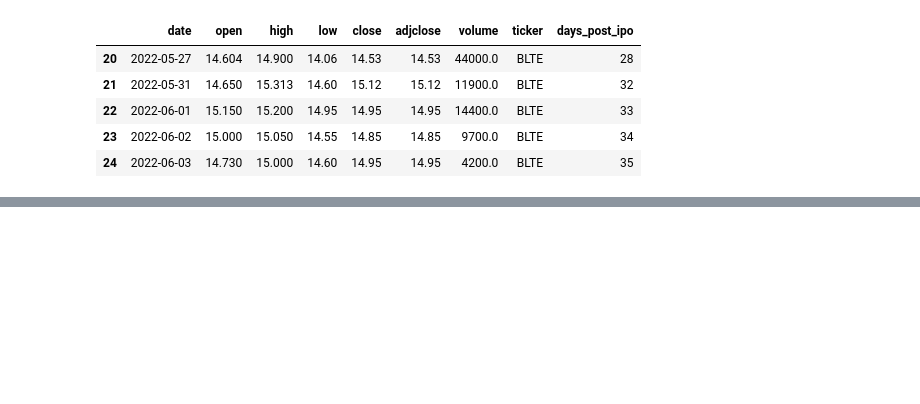
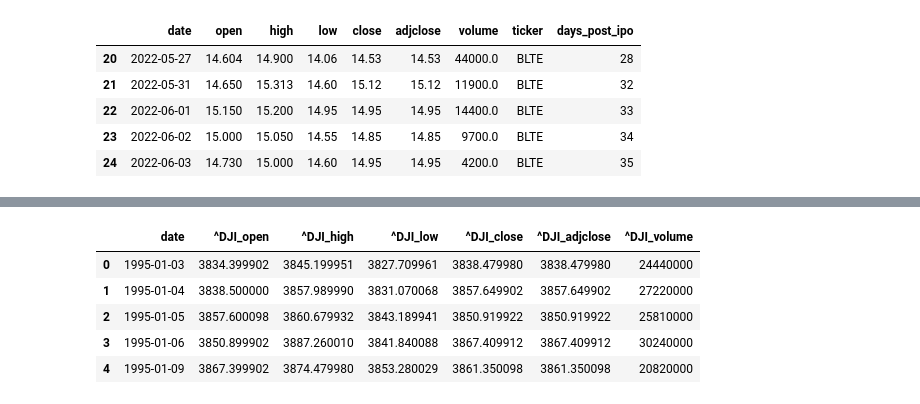
Before and after one commit to PatrickTyBrown/regression_module_project, a Jupyter notebook: WebScraper.ipynb, the cells around one changed output, grey strips where cells are left out. Saved outputs shown, nothing was run; the diff lists cells and outputs as text; code cells hidden in the pictures; blank space fills up the shorter version.

```diff
--- a/WebScraper.ipynb
+++ b/WebScraper.ipynb
@@ -462,0 +428,9 @@ date_keys
+# %%
+market_info[0].head()
+# %% [output]
+|  | date | ^DJI_open | ^DJI_high | ^DJI_low | ^DJI_close | ^DJI_adjclose | ^DJI_volume |
+| 0 | 1995-01-03 | 3834.399902 | 3845.199951 | 3827.709961 | 3838.479980 | 3838.479980 | 24440000 |
+| 1 | 1995-01-04 | 3838.500000 | 3857.989990 | 3831.070068 | 3857.649902 | 3857.649902 | 27220000 |
+| 2 | 1995-01-05 | 3857.600098 | 3860.679932 | 3843.189941 | 3850.919922 | 3850.919922 | 25810000 |
+| 3 | 1995-01-06 | 3850.899902 | 3887.260010 | 3841.840088 | 3867.409912 | 3867.409912 | 30240000 |
+| 4 | 1995-01-09 | 3867.399902 | 3874.479980 | 3853.280029 | 3861.350098 | 3861.350098 | 20820000 |
```
Also changed, not shown: parts of 19 cells of this notebook, 14 other files.
